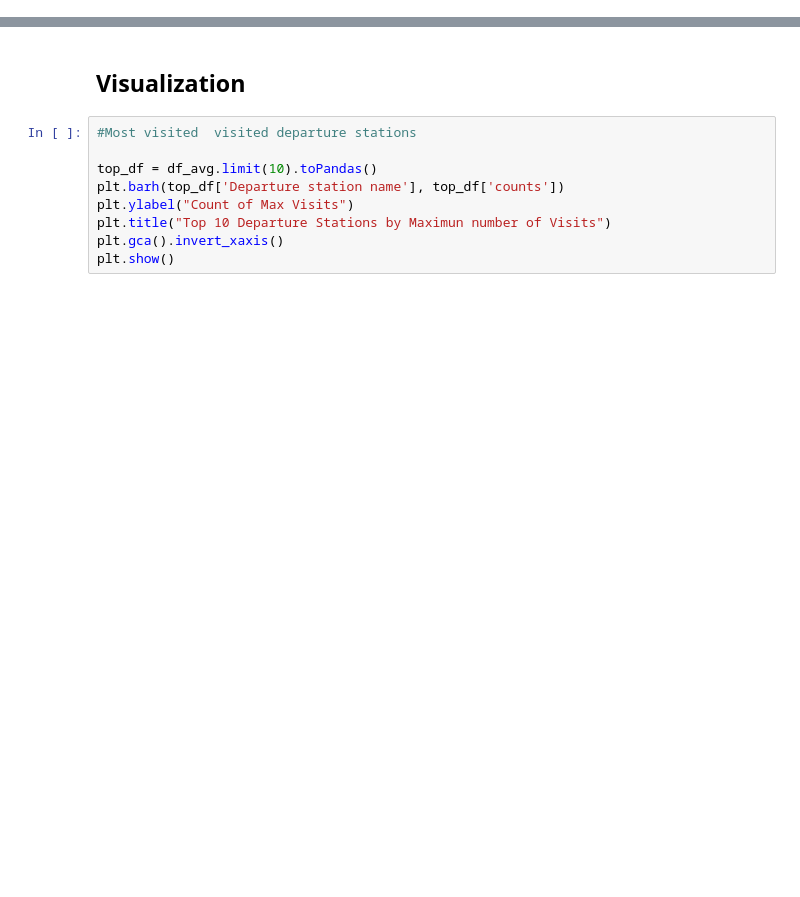
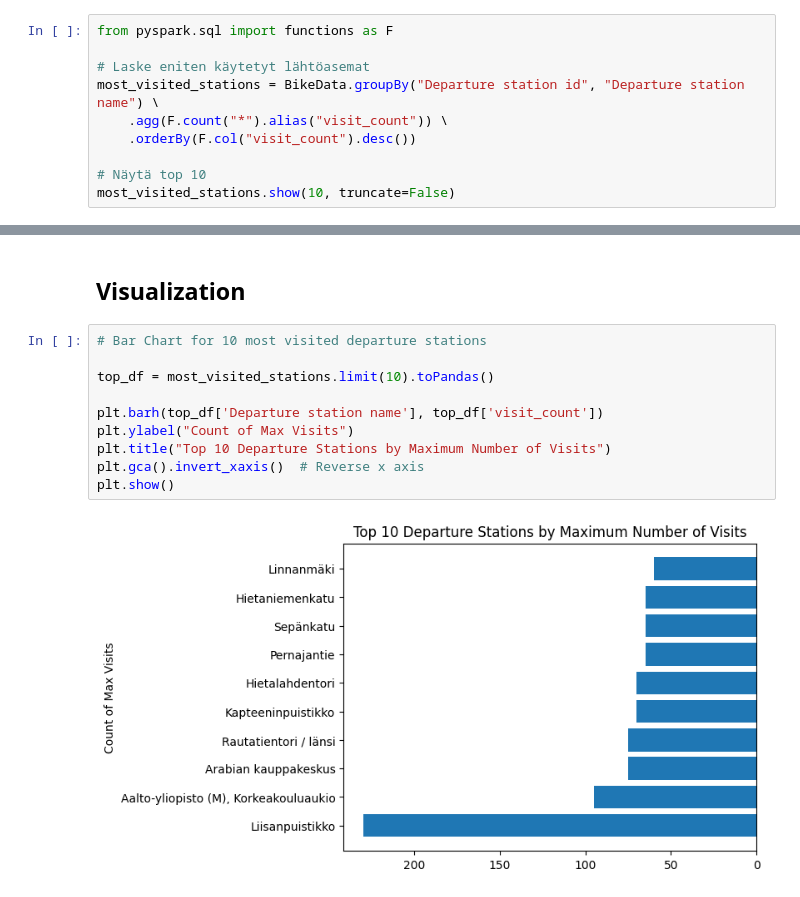
Before and after one commit to Eemeli23002/BigDataTechnologies, a Jupyter notebook: Project_Work.ipynb, the cells around one changed output, grey strips where cells are left out. Drawn from its saved outputs; the diff is of its cells as text; blank space fills up the shorter version.

```diff
--- a/Project_Work.ipynb
+++ b/Project_Work.ipynb
@@ -112,0 +173,10 @@ most_visited_stations.select("departure station id", "Departure station name", "
+# %%
+from pyspark.sql import functions as F
+
+# Laske eniten käytetyt lähtöasemat
+most_visited_stations = BikeData.groupBy("Departure station id", "Departure station name") \
+    .agg(F.count("*").alias("visit_count")) \
+    .orderBy(F.col("visit_count").desc())
+
+# Näytä top 10
+most_visited_stations.show(10, truncate=False)
@@ -113,11 +199,14 @@ most_visited_stations.select("departure station id", "Departure station name", "
 # %% [markdown]
 ## Visualization
-# %%
-#Most visited  visited departure stations
-
-top_df = df_avg.limit(10).toPandas()
-plt.barh(top_df['Departure station name'], top_df['counts'])
-plt.ylabel("Count of Max Visits")
-plt.title("Top 10 Departure Stations by Maximun number of Visits")
-plt.gca().invert_xaxis()
-plt.show()
+# %%
+# Bar Chart for 10 most visited departure stations
+
+top_df = most_visited_stations.limit(10).toPandas()
+
+plt.barh(top_df['Departure station name'], top_df['visit_count'])
+plt.ylabel("Count of Max Visits")
+plt.title("Top 10 Departure Stations by Maximum Number of Visits")
+plt.gca().invert_xaxis()  # Reverse x axis
+plt.show()
+# %% [output]
+[figure, added]
```
Also changed, not shown: parts of 16 cells of this notebook.
